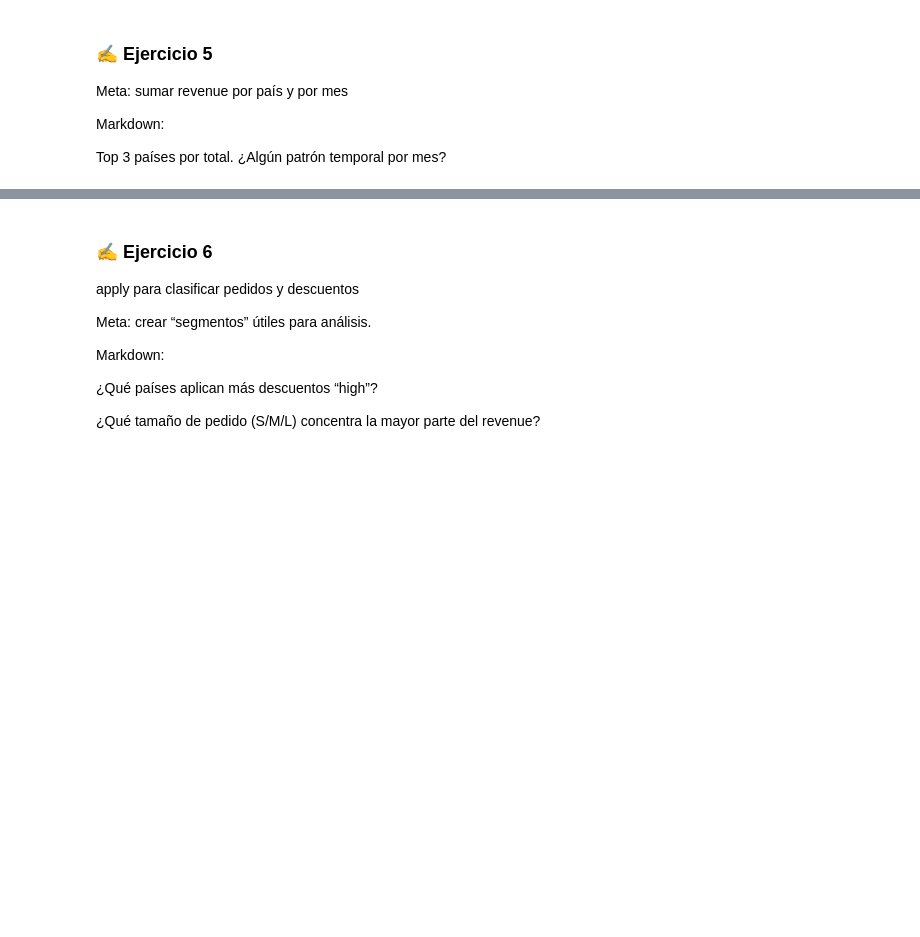
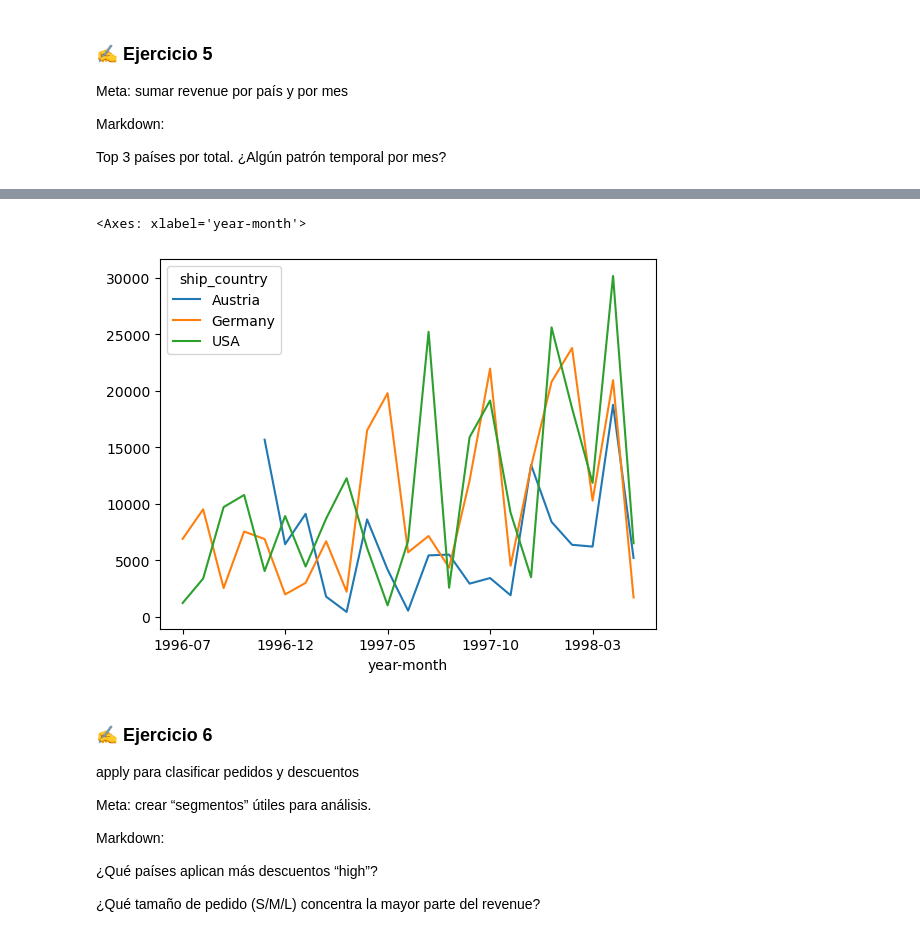
Before and after one commit to DataJm/202509-Data-Analytics-con-Python, a Jupyter notebook: Live Coding/Clase 07/Clase7_Proyecto_Northwind.ipynb, the cells around one changed output, grey strips where cells are left out. Saved outputs shown, nothing was run; the diff lists cells and outputs as text; code cells hidden in the pictures; blank space fills up the shorter version.

```diff
--- a/Live Coding/Clase 07/Clase7_Proyecto_Northwind.ipynb
+++ b/Live Coding/Clase 07/Clase7_Proyecto_Northwind.ipynb
@@ -397,3 +397,11 @@ Meta: sumar revenue por país y por mes
 Markdown:
 
 Top 3 países por total. ¿Algún patrón temporal por mes?
+# %%
+order_details['revenue'] = order_details['quantity'] * order_details['unit_price'] * (1 - order_details['discount'])
+
+order_details_country = order_details.merge(orders[['ship_country','order_id', 'order_date']])
+order_details_country["year"] = order_details_country["order_date"].dt.year
+order_details_country["month"] = order_details_country["order_date"].dt.month
+
+order_details_country.groupby('ship_country')['revenue'].sum().sort_values(ascending=False).head(3)
@@ -399,0 +414,6 @@ Top 3 países por total. ¿Algún patrón temporal por mes?
+# %%
+order_details_country["year-month"] = order_details_country["order_date"].dt.strftime("%Y-%m")
+
+order_details_top3_country = order_details_country[order_details_country["ship_country"].isin(["USA","Germany","Austria"])]
+
+order_details_top3_country = order_details_top3_country.groupby(["ship_country","year-month"])["revenue"].sum().reset_index()
@@ -399,0 +438,4 @@ Top 3 países por total. ¿Algún patrón temporal por mes?
+# %%
+# Tablas en formato "wide"
+# Es más fácil de comparar a la vista, y amigable para visualizar con Python y con Excel
+order_details_top3_country = order_details_top3_country.pivot(index="year-month", columns="ship_country",values="revenue")
@@ -400,3 +463,8 @@ Top 3 países por total. ¿Algún patrón temporal por mes?
+# %%
+order_details_top3_country.plot()
+# %% [output]
+<Axes: xlabel='year-month'>
+[figure, added]
 # %% [markdown]
 ### ✍️ Ejercicio 6
 
```
Also changed, not shown: parts of 7 cells of this notebook, 1 other file.
